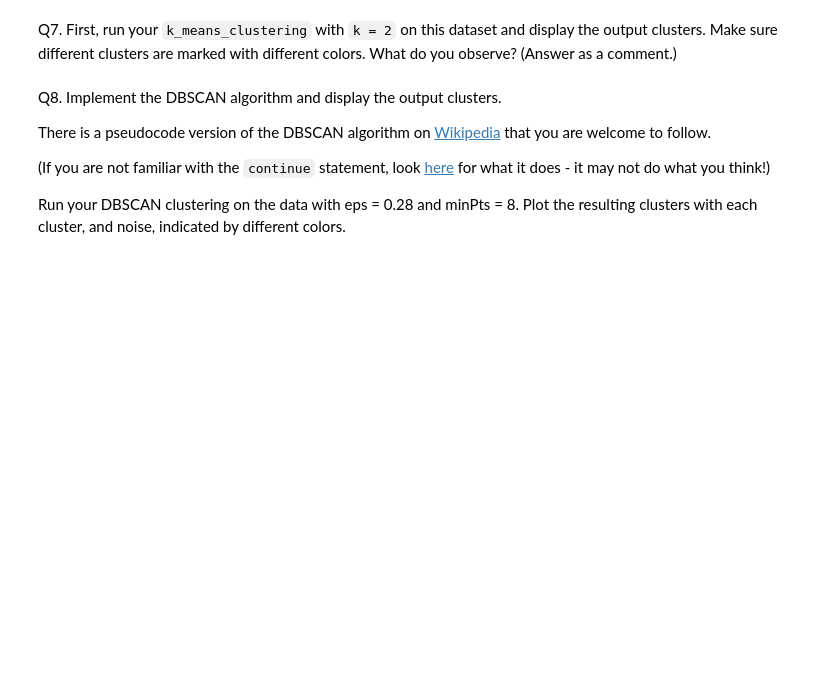
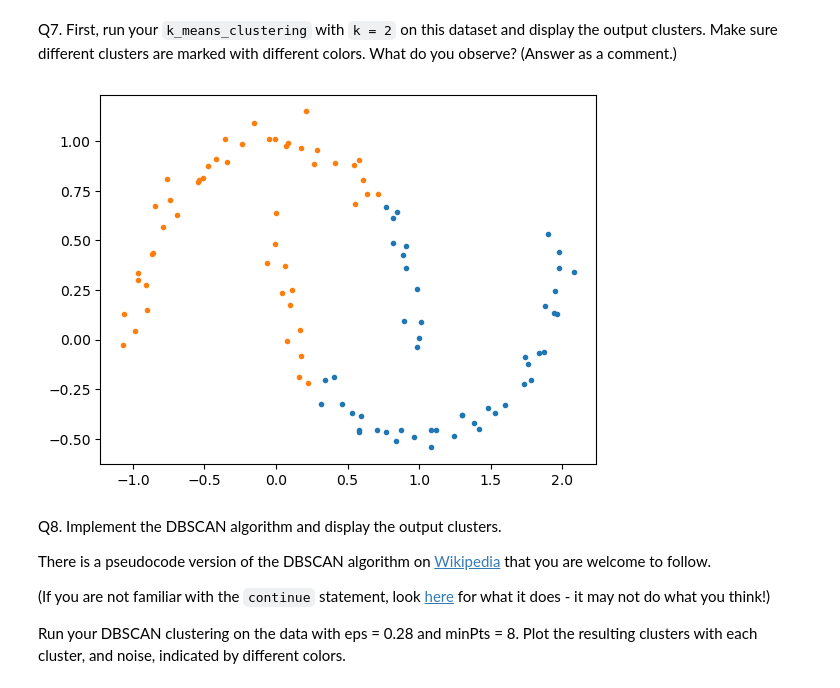
Before and after one commit to jakerm2002/Assignment-5-Clustering, a Jupyter notebook: HW5 - Clustering.ipynb, the cells around one changed output. Cells and saved outputs as stored; diff of their text form; code cells hidden in the pictures; blank space fills up the shorter version.

```diff
--- a/HW5 - Clustering.ipynb
+++ b/HW5 - Clustering.ipynb
@@ -157,3 +170,22 @@ Q7. First, run your `k_means_clustering` with `k = 2` on this dataset and displa
+# %%
+# your code goes here
+mu, clusters = k_means_clustering(data, 2)
+
+# plot the clusters
+for i in range(len(clusters)):
+    cluster = clusters[i]
+    x = []
+    y = []
+    for j in range(len(cluster)):
+        x.append(cluster[j][0])
+        y.append(cluster[j][1])
+    plt.scatter(x,y, marker='.')
+
+# the clusters are not very good. we can see that the centroid of one
+# cluster is in the top left somewhere, and the other one is in the bottom right.
+# this is causing it to cluster the data into groups that aren't accurate
+# %% [output]
+[figure, added]
 # %% [markdown]
 Q8. Implement the DBSCAN algorithm and display the output clusters.
 
```
Also changed, not shown: parts of 5 cells of this notebook.
